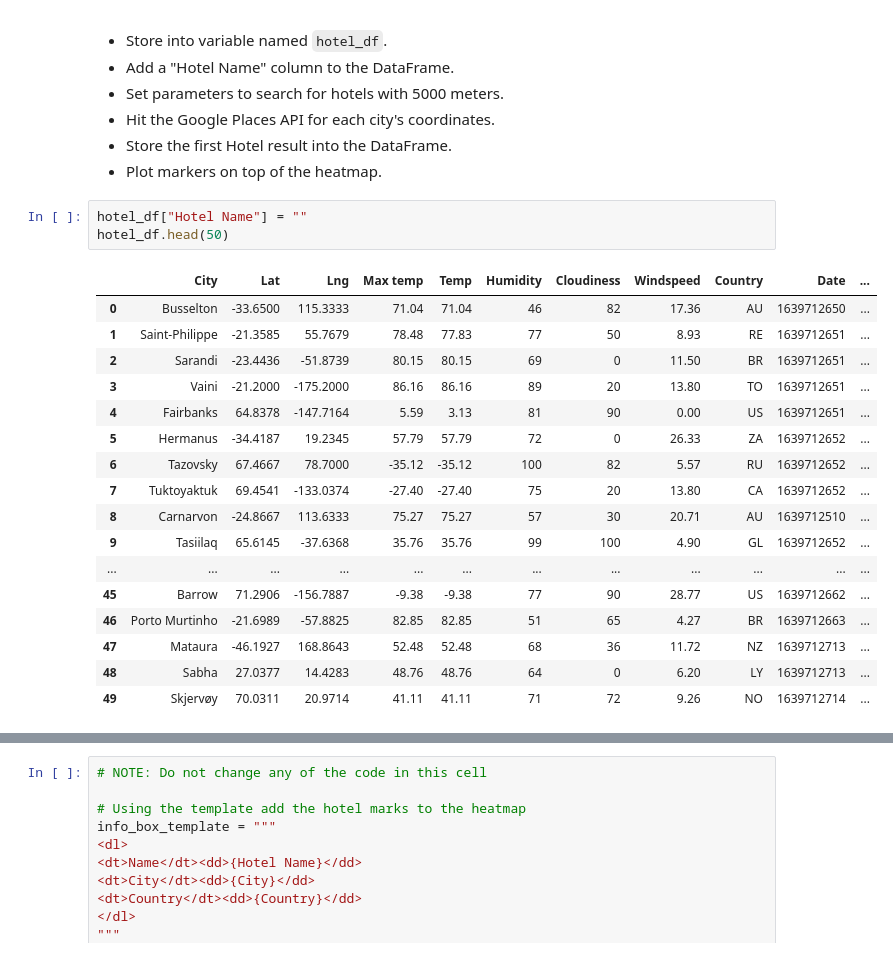
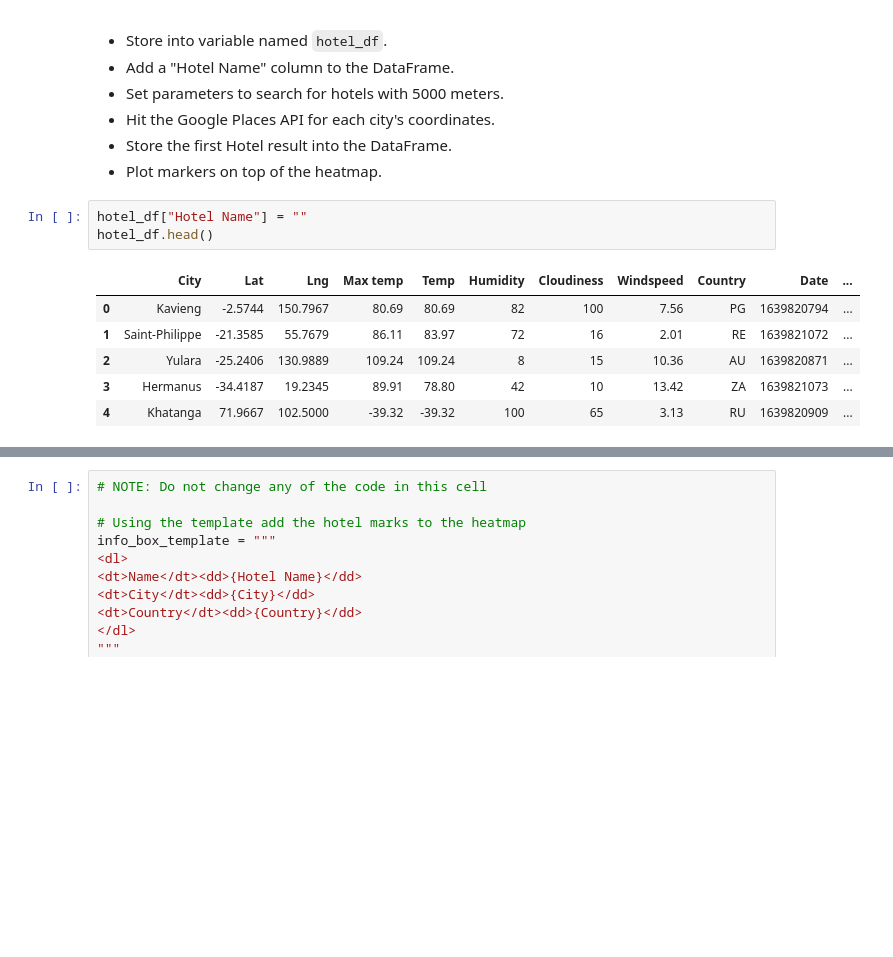
Before and after one commit to antoinetteboyle/python-api-challenge, a Jupyter notebook: main code/VacationPy/VacationPy - main code.ipynb, the cells around one changed output, grey strips where cells are left out. Cells and saved outputs as stored; diff of their text form; blank space fills up the shorter version.

```diff
--- a/main code/VacationPy/VacationPy - main code.ipynb
+++ b/main code/VacationPy/VacationPy - main code.ipynb
@@ -121,25 +121,14 @@ hotel_df
 * Plot markers on top of the heatmap.
 # %%
 hotel_df["Hotel Name"] = ""
-hotel_df.head(50)
+hotel_df.head()
 # %% [output]
 |  | City | Lat | Lng | Max temp | Temp | Humidity | Cloudiness | Windspeed | Country | Date | ... |
-| 0 | Busselton | -33.6500 | 115.3333 | 71.04 | 71.04 | 46 | 82 | 17.36 | AU | 1639712650 | ... |
-| 1 | Saint-Philippe | -21.3585 | 55.7679 | 78.48 | 77.83 | 77 | 50 | 8.93 | RE | 1639712651 | ... |
-| 2 | Sarandi | -23.4436 | -51.8739 | 80.15 | 80.15 | 69 | 0 | 11.50 | BR | 1639712651 | ... |
-| 3 | Vaini | -21.2000 | -175.2000 | 86.16 | 86.16 | 89 | 20 | 13.80 | TO | 1639712651 | ... |
-| 4 | Fairbanks | 64.8378 | -147.7164 | 5.59 | 3.13 | 81 | 90 | 0.00 | US | 1639712651 | ... |
-| 5 | Hermanus | -34.4187 | 19.2345 | 57.79 | 57.79 | 72 | 0 | 26.33 | ZA | 1639712652 | ... |
-| 6 | Tazovsky | 67.4667 | 78.7000 | -35.12 | -35.12 | 100 | 82 | 5.57 | RU | 1639712652 | ... |
-| 7 | Tuktoyaktuk | 69.4541 | -133.0374 | -27.40 | -27.40 | 75 | 20 | 13.80 | CA | 1639712652 | ... |
-| 8 | Carnarvon | -24.8667 | 113.6333 | 75.27 | 75.27 | 57 | 30 | 20.71 | AU | 1639712510 | ... |
-| 9 | Tasiilaq | 65.6145 | -37.6368 | 35.76 | 35.76 | 99 | 100 | 4.90 | GL | 1639712652 | ... |
-| ... | ... | ... | ... | ... | ... | ... | ... | ... | ... | ... | ... |
-| 45 | Barrow | 71.2906 | -156.7887 | -9.38 | -9.38 | 77 | 90 | 28.77 | US | 1639712662 | ... |
-| 46 | Porto Murtinho | -21.6989 | -57.8825 | 82.85 | 82.85 | 51 | 65 | 4.27 | BR | 1639712663 | ... |
-| 47 | Mataura | -46.1927 | 168.8643 | 52.48 | 52.48 | 68 | 36 | 11.72 | NZ | 1639712713 | ... |
-| 48 | Sabha | 27.0377 | 14.4283 | 48.76 | 48.76 | 64 | 0 | 6.20 | LY | 1639712713 | ... |
-| 49 | Skjervøy | 70.0311 | 20.9714 | 41.11 | 41.11 | 71 | 72 | 9.26 | NO | 1639712714 | ... |
+| 0 | Kavieng | -2.5744 | 150.7967 | 80.69 | 80.69 | 82 | 100 | 7.56 | PG | 1639820794 | ... |
+| 1 | Saint-Philippe | -21.3585 | 55.7679 | 86.11 | 83.97 | 72 | 16 | 2.01 | RE | 1639821072 | ... |
+| 2 | Yulara | -25.2406 | 130.9889 | 109.24 | 109.24 | 8 | 15 | 10.36 | AU | 1639820871 | ... |
+| 3 | Hermanus | -34.4187 | 19.2345 | 89.91 | 78.80 | 42 | 10 | 13.42 | ZA | 1639821073 | ... |
+| 4 | Khatanga | 71.9667 | 102.5000 | -39.32 | -39.32 | 100 | 65 | 3.13 | RU | 1639820909 | ... |
 # %%
 # params dictionary to update each iteration
 
```
Also changed, not shown: parts of 7 cells of this notebook, 7 other files.
